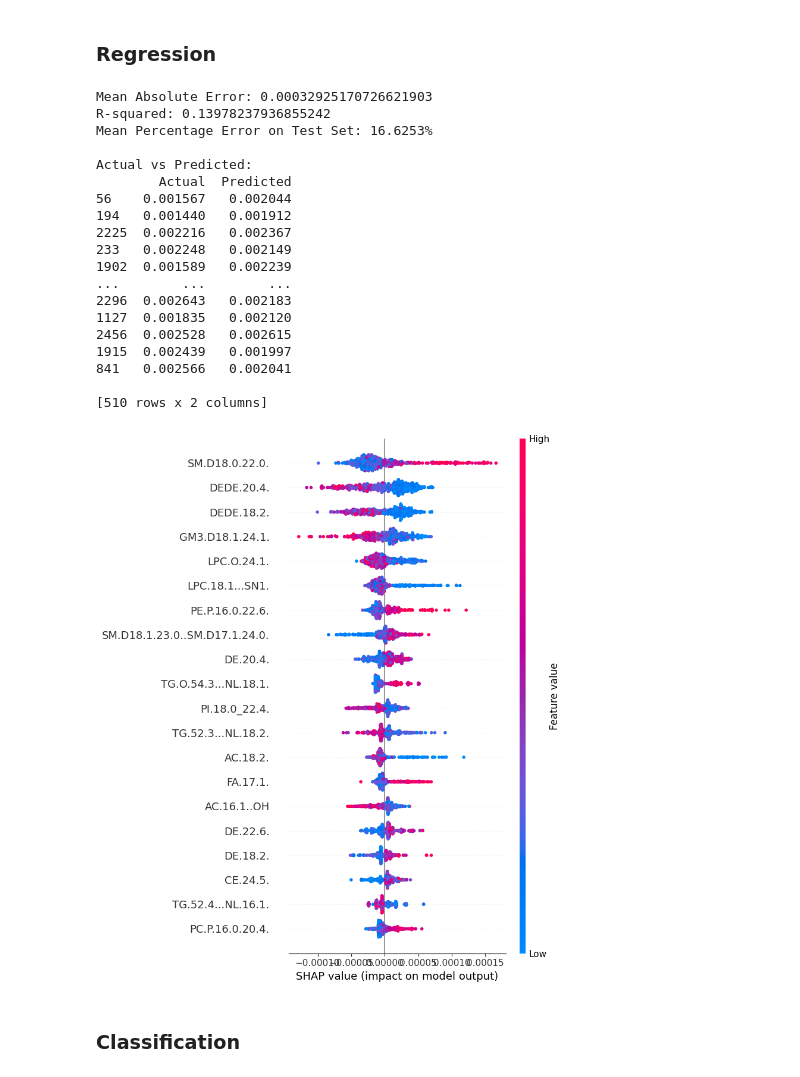
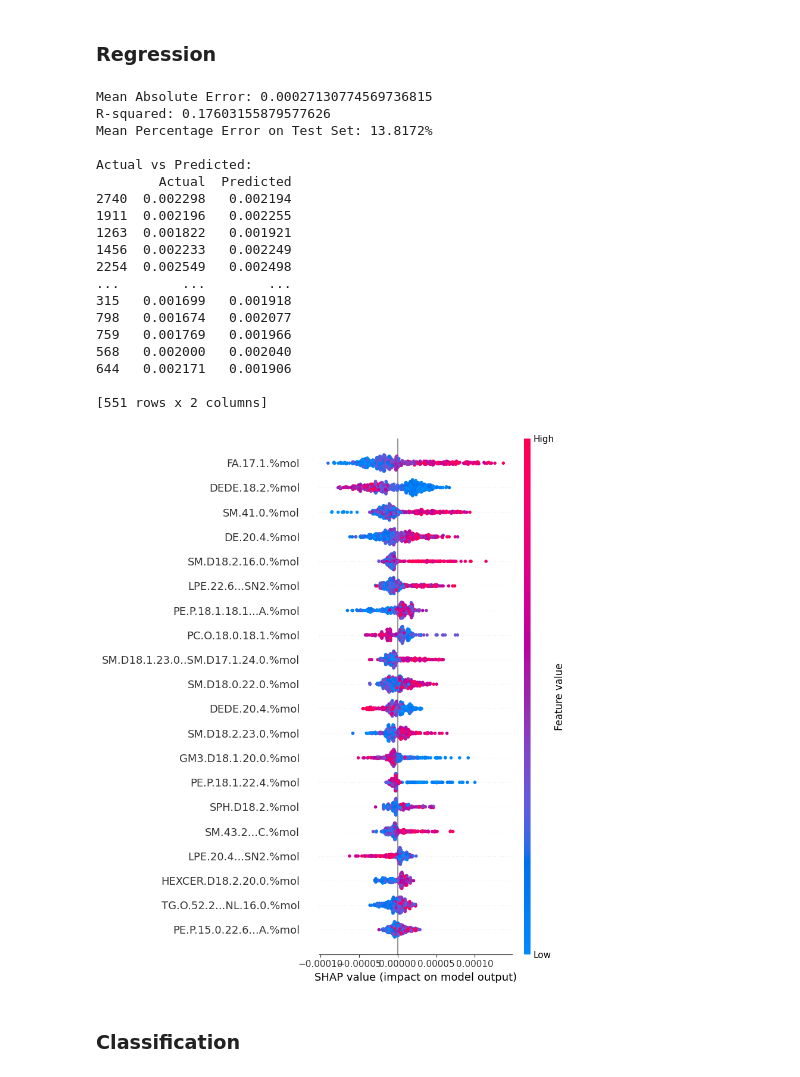
Before and after one commit to ciaranmcevoy07/Tese_Ciaran_McEvoy, a Jupyter notebook: XGBoost.ipynb, the cells around one changed output. Cells and saved outputs as stored; diff of their text form; code cells hidden in the pictures.

```diff
--- a/XGBoost.ipynb
+++ b/XGBoost.ipynb
@@ -33,13 +33,12 @@ from sklearn.preprocessing import StandardScaler
 # %% [markdown]
 ### Regression
 # %%
-DATASET = 'Dataset3.0.csv'
+DATASET = 'DatasetPro4.0.csv'
 dataset = pd.read_csv(DATASET)
 dataset['Sex'] = dataset['Sex'].replace({'M': 1, 'F': 0})
-lipids_only = dataset.iloc[:, list(range(54, 837))]
-columns_to_drop = ['LHC_ICV', 'RHC_ICV']
-X = lipids_only.drop(columns=columns_to_drop, axis=1)
-y = lipids_only['LHC_ICV']
+lipids_only = dataset.iloc[:, list(range(858,1639))]
+X = lipids_only
+y = dataset['LHC_ICV']
 
 # Assuming 'X' and 'y' are defined
 X_train, X_test, y_train, y_test = train_test_split(X, y, test_size=0.2, random_state=42)
@@ -55,48 +54,48 @@ y_pred = xgb_model.predict(X_test)
 # Evaluate the model performance using Mean Squared Error
 mae = mean_absolute_error(y_test, y_pred)
 r2 = r2_score(y_test, y_pred)
 
 print("Mean Absolute Error:", mae)
 print("R-squared:", r2)
 
 def MAPE(Y_actual,Y_Predicted):
     mape = np.mean(np.abs((Y_actual - Y_Predicted)/Y_actual))*100
     return mape
 
 mape = MAPE(y_test, y_pred)
 print(f"Mean Percentage Error on Test Set: {mape:.4f}%")
 
 output_df = pd.DataFrame({'Actual': y_test, 'Predicted': y_pred})
 print("\nActual vs Predicted:")
 print(output_df)
 
 # Create a SHAP explainer
 explainer = shap.Explainer(xgb_model)
 shap_values = explainer.shap_values(X_test)
 
 # Create the summary plot
 shap.summary_plot(shap_values, X_test, feature_names=X_test.columns)
 # %% [output]
-Mean Absolute Error: 0.00032925170726621903
-R-squared: 0.13978237936855242
-Mean Percentage Error on Test Set: 16.6253%
+Mean Absolute Error: 0.00027130774569736815
+R-squared: 0.17603155879577626
+Mean Percentage Error on Test Set: 13.8172%
 
 Actual vs Predicted:
         Actual  Predicted
-56    0.001567   0.002044
-194   0.001440   0.001912
-2225  0.002216   0.002367
-233   0.002248   0.002149
-1902  0.001589   0.002239
+2740  0.002298   0.002194
+1911  0.002196   0.002255
+1263  0.001822   0.001921
+1456  0.002233   0.002249
+2254  0.002549   0.002498
 ...        ...        ...
-2296  0.002643   0.002183
-1127  0.001835   0.002120
-2456  0.002528   0.002615
-1915  0.002439   0.001997
-841   0.002566   0.002041
+315   0.001699   0.001918
+798   0.001674   0.002077
+759   0.001769   0.001966
+568   0.002000   0.002040
+644   0.002171   0.001906
 
-[510 rows x 2 columns]
+[551 rows x 2 columns]
-[figure, old version]
+[figure, new version]
 # %% [markdown]
 ### Classification
 # %%
```
Also changed, not shown: parts of 1 cell of this notebook, 13 other files.
